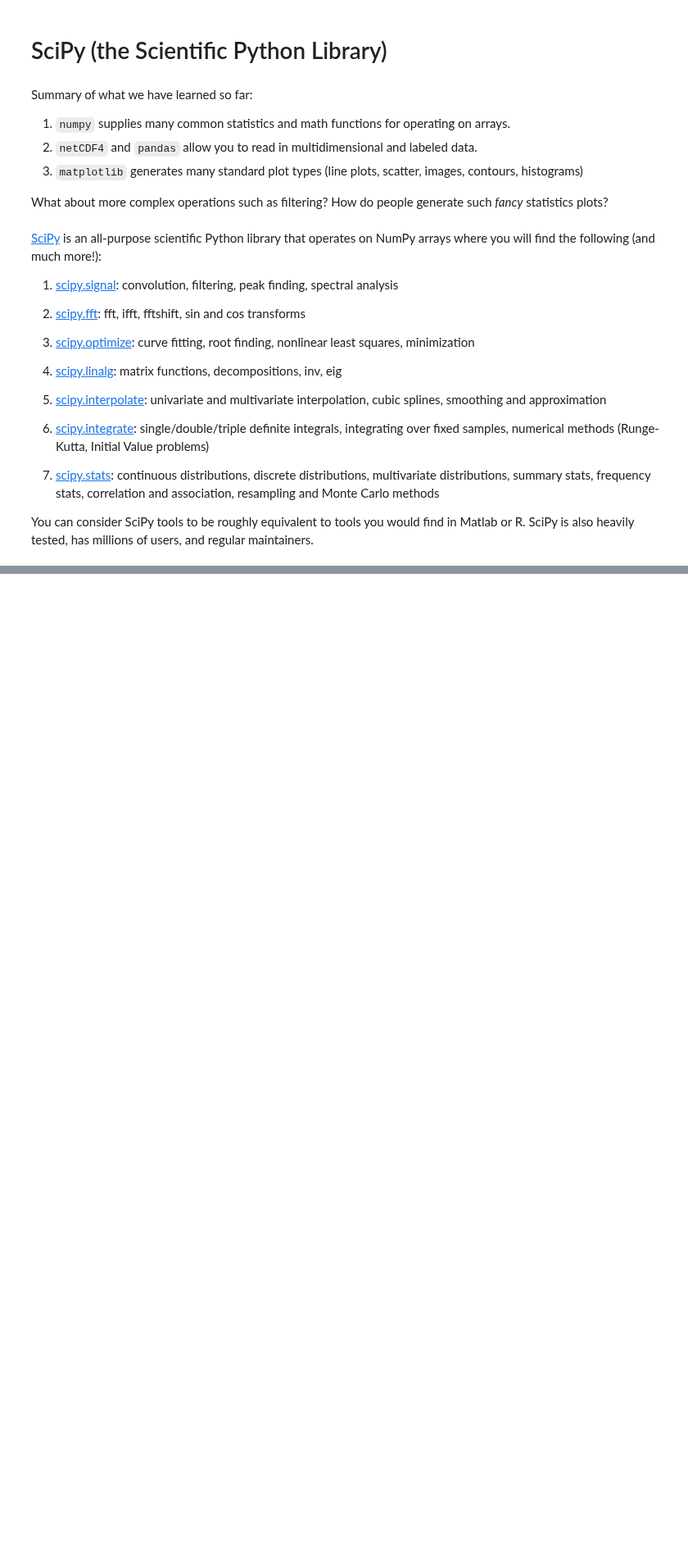
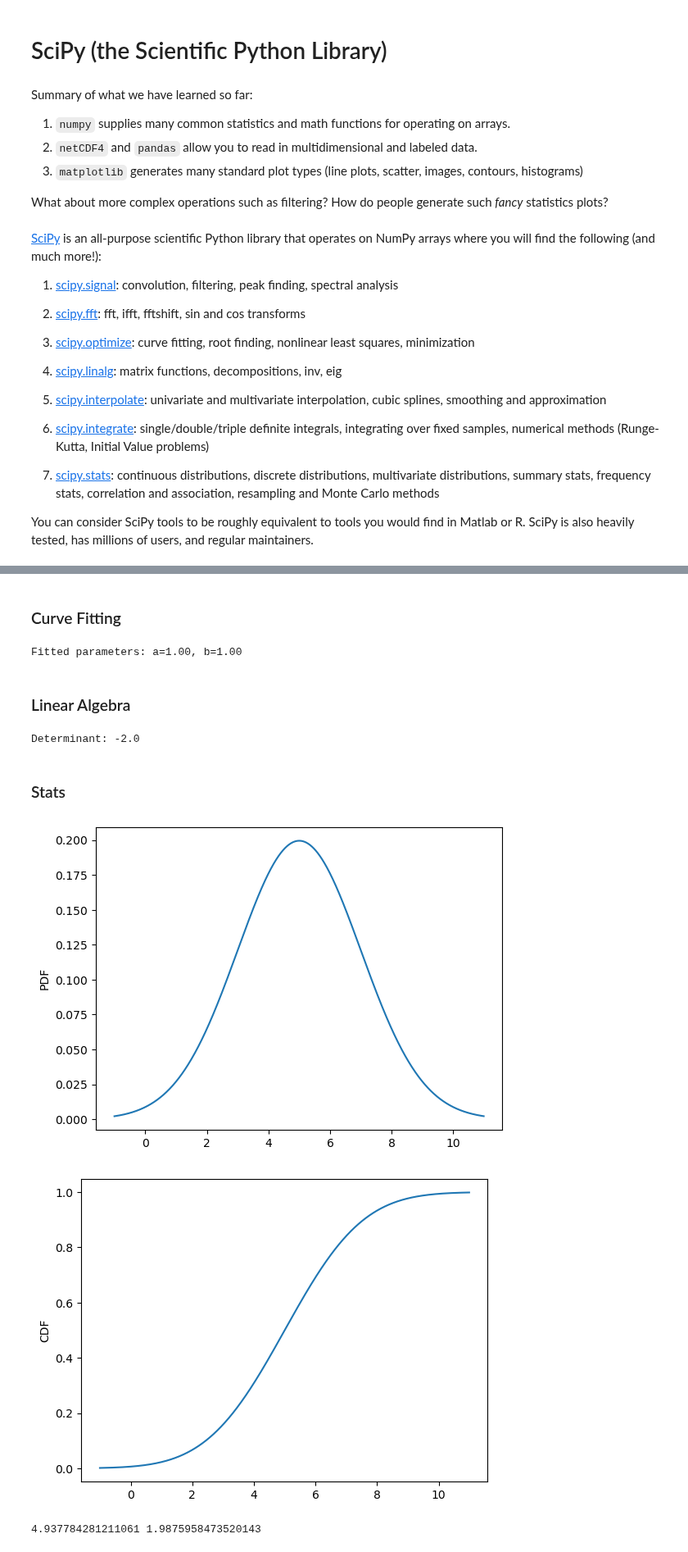
Before and after one commit to eldavenport/SIO-PythonEarthScience, a Jupyter notebook: docs/in_workshop/python_earth_science/scipy.ipynb, the cells around one changed output, grey strips where cells are left out. Shown at 82% size. Saved outputs shown, nothing was run; the diff lists cells and outputs as text; code cells hidden in the pictures; blank space fills up the shorter version.

Commit message:
adding some content to scipy, adding an additional resource

```diff
--- a/docs/in_workshop/python_earth_science/scipy.ipynb
+++ b/docs/in_workshop/python_earth_science/scipy.ipynb
@@ -34,0 +34,68 @@ from scipy import linalg
+# %% [markdown]
+### Curve Fitting
+# %%
+from scipy.optimize import curve_fit
+import numpy as np
+
+# curve fitting
+def model_function(x, a, b):
+    return a * np.exp(b * x)
+x_data = np.array([0, 1, 2, 3])
+y_data = np.array([1, 2.7, 7.4, 20.1])
+params, covariance = curve_fit(model_function, x_data, y_data)
+print(f"Fitted parameters: a={params[0]:.2f}, b={params[1]:.2f}")
+# %% [output]
+Fitted parameters: a=1.00, b=1.00
+# %% [markdown]
+### Linear Algebra
+# %%
+from scipy import linalg
+
+# determinant of a matrix
+matrix = np.array([[1, 2], [3, 4]])
+determinant = linalg.det(matrix)
+print(f"Determinant: {determinant}")
+# %% [output]
+Determinant: -2.0
+# %% [markdown]
+### Stats
+# %%
+# examples adapted from https://xiaoganghe.github.io/python-climate-visuals/chapters/data-analytics/scipy-basic.html
+
+from scipy import stats
+import matplotlib.pyplot as plt
+
+bins = np.arange(5 - 3 * 2, 5 + 3 * 2, 0.01)
+
+PDF = stats.norm.pdf(bins, loc=5, scale=2)  # generate PDF in bins
+CDF = stats.norm.cdf(bins, loc=5, scale=2)  # generate CDF in bins
+SF = stats.norm.sf(bins, loc=5, scale=2)  # generate survival function (1-CDF)
+PPF = stats.norm.ppf(0.5, loc=5, scale=2)  # obtain percent point (inverse of CDF)
+RVS = stats.norm.rvs(loc=5, scale=2, size=1000)  # generate 1000 random variates
+MMS = stats.norm.stats(loc=5, scale=2, moments='mvsk')  # obtain the four moments
+
+plt.plot(bins, PDF)
+plt.ylabel("PDF")
+plt.show()
+
+plt.plot(bins, CDF)
+plt.ylabel("CDF")
+plt.show()
+
+# fit a dataset into a distribution
+samples = stats.norm.rvs(loc=5, scale=2, size=1000)  # pesudo dataset
+mu, sigma = stats.norm.fit(samples, method="MLE")  # do a maximum-likelihood fit
+print(mu, sigma)
+
+# Plot figure
+bins = np.arange(mu - 3 * sigma, mu + 3 * sigma, 0.01)
+plt.hist(samples, density=True, histtype='stepfilled',
+         alpha=0.2, label='Samples')
+plt.plot(bins, stats.norm.pdf(bins, loc=mu, scale=sigma),
+         'k-', lw=2, label='Fit')
+plt.legend(loc='best', frameon=False)
+plt.show()
+# %% [output]
+[figure, added]
+[figure, added]
+4.937784281211061 1.9875958473520143
```
Also changed, not shown: parts of 5 cells of this notebook, 1 other file.
